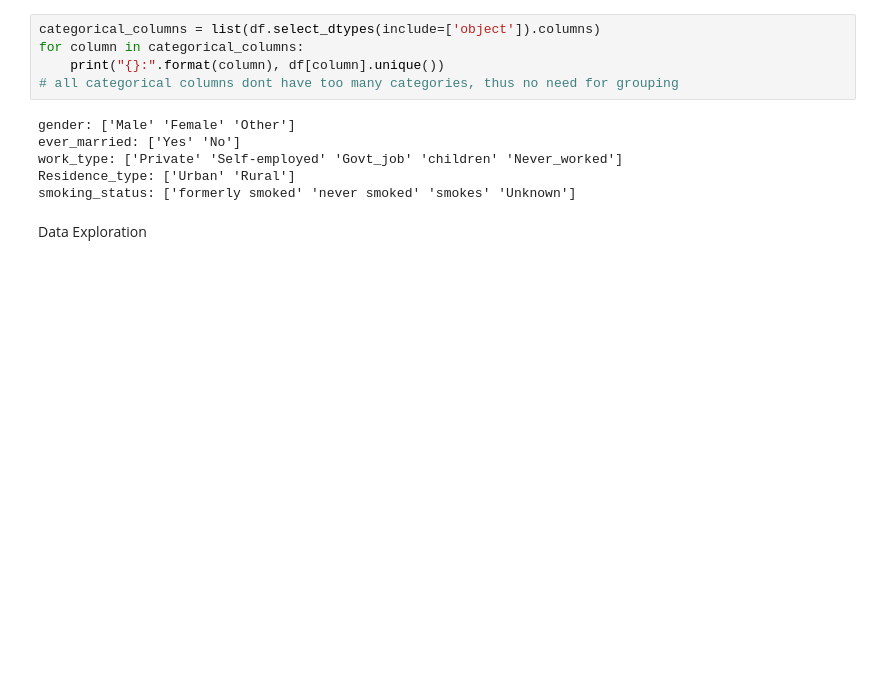
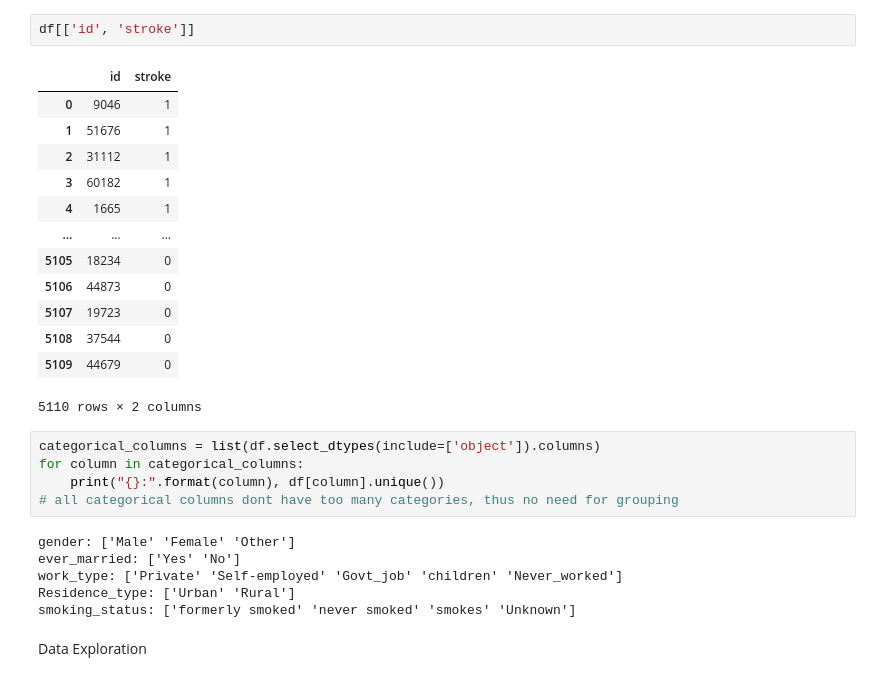
Before and after one commit to Karanpal-Sekhon/Stroke-Prediction, a Jupyter notebook: Stroke Prediction/stroke_prediction.ipynb, the cells around one changed output. Drawn from its saved outputs; the diff is of its cells as text; blank space fills up the shorter version.

```diff
--- a/Stroke Prediction/stroke_prediction.ipynb
+++ b/Stroke Prediction/stroke_prediction.ipynb
@@ -19,3 +40,19 @@ df.head()
+# %%
+df[['id', 'stroke']]
+# %% [output]
+|  | id | stroke |
+| 0 | 9046 | 1 |
+| 1 | 51676 | 1 |
+| 2 | 31112 | 1 |
+| 3 | 60182 | 1 |
+| 4 | 1665 | 1 |
+| ... | ... | ... |
+| 5105 | 18234 | 0 |
+| 5106 | 44873 | 0 |
+| 5107 | 19723 | 0 |
+| 5108 | 37544 | 0 |
+| 5109 | 44679 | 0 |
+5110 rows × 2 columns
 # %%
 categorical_columns = list(df.select_dtypes(include=['object']).columns)
 for column in categorical_columns:
```
Also changed, not shown: parts of 23 cells of this notebook.
